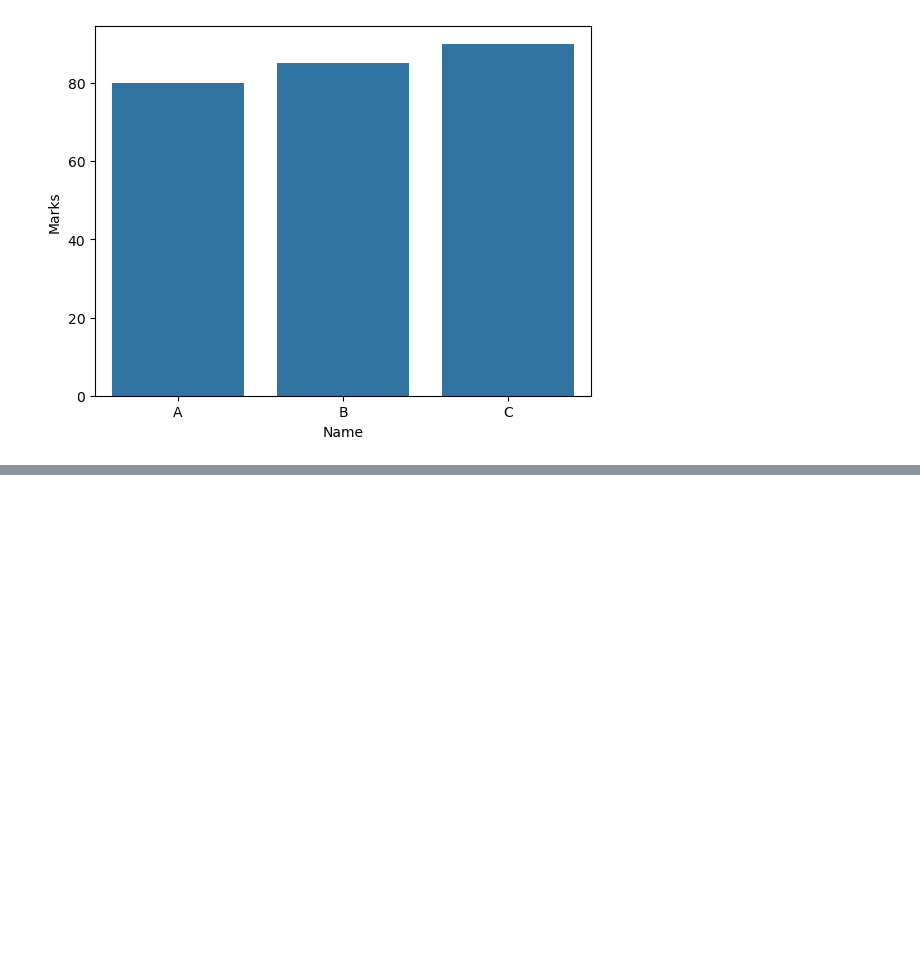
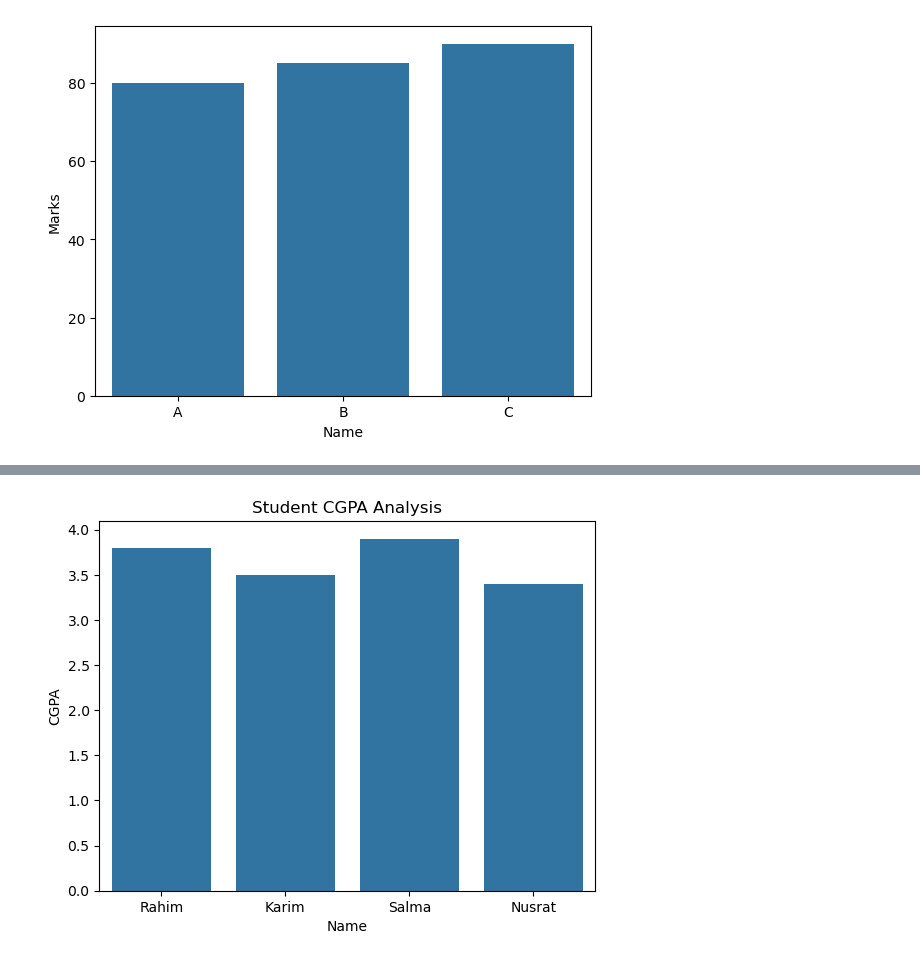
Before and after one commit to Alamin-refat/data-analysis-notebooks, a Jupyter notebook: test.ipynb, the cells around one changed output, grey strips where cells are left out. Cells and saved outputs as stored; diff of their text form; code cells hidden in the pictures; blank space fills up the shorter version.

```diff
--- a/test.ipynb
+++ b/test.ipynb
@@ -32,0 +89,10 @@ plt.show()
+# %%
+import seaborn as sns
+import matplotlib.pyplot as plt
+
+plt.figure()
+sns.barplot(x="Name", y="CGPA", data=df)
+plt.title("Student CGPA Analysis")
+plt.show()
+# %% [output]
+[figure, added]
```
Also changed, not shown: parts of 3 cells of this notebook.
